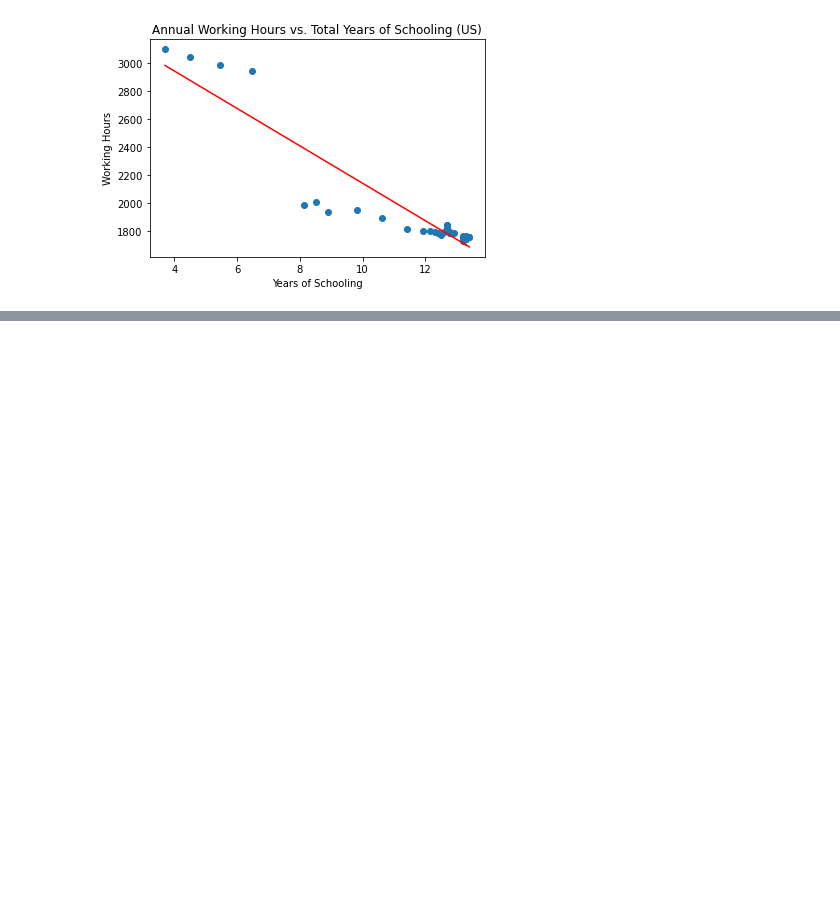
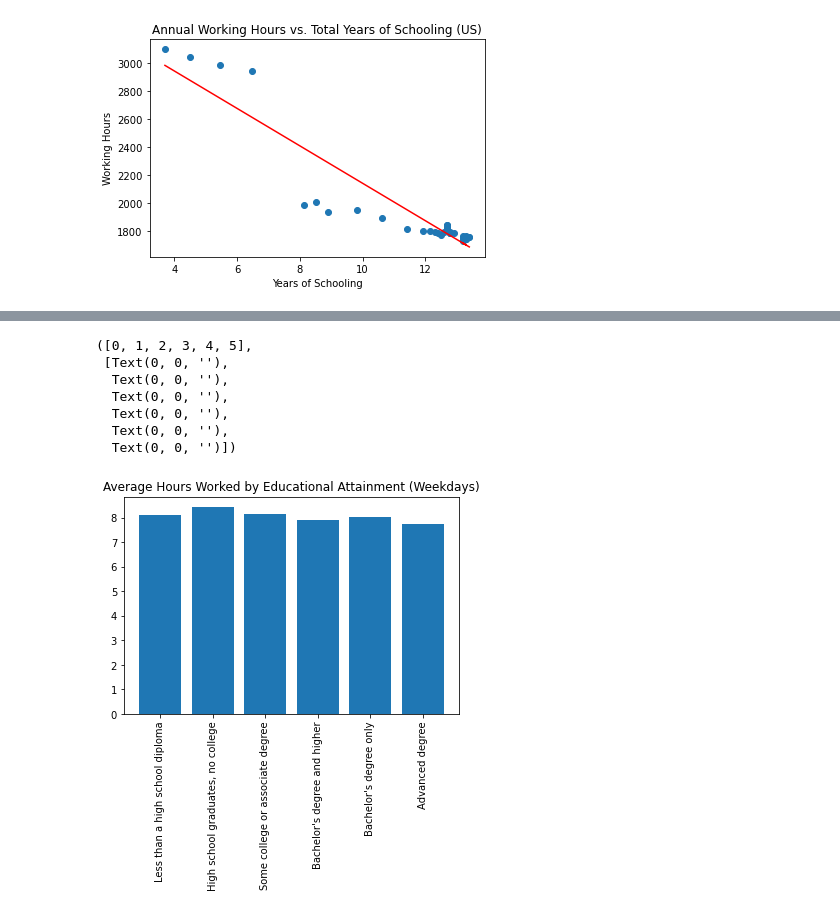
Before and after one commit to kkirstan/Quality-of-Life-vs.-Working-Hours-in-the-U.S., a Jupyter notebook: Edu_Analysis/Education.ipynb, the cells around one changed output, grey strips where cells are left out. Cells and saved outputs as stored; diff of their text form; code cells hidden in the pictures; blank space fills up the shorter version.

```diff
--- a/Edu_Analysis/Education.ipynb
+++ b/Edu_Analysis/Education.ipynb
@@ -10,17 +10,19 @@ from scipy.stats import linregress
 #CSV files
 schooling_data_path = "mean-years-of-schooling.csv"
 working_hours_data_path = "working_hours_KK.csv"
+edu_level_data_path = "wrk_hrs_edu_new.csv"
 
 # Read in the data
 schooling = pd.read_csv(schooling_data_path)
 working_hours = pd.read_csv(working_hours_data_path)
+edu_level = pd.read_csv(edu_level_data_path)
 
 #Combine the data into a single dataset
 all_data = pd.merge(schooling, working_hours, how="left", on=["Year", "Year"])
 
 #Drop years with no schooling data
 all_data_new = all_data.dropna()
-all_data_new.head()
+all_data_new.head(5)
 # %% [output]
 |  | Entity_x | Code_x | Year | Total Years of Schooling | Entity_y | Code_y | Annual Working Hours |
 | 0 | United States | USA | 1870 | 3.70 | United States | USA | 3096.000 |
@@ -63,0 +74,16 @@ The r-squared is: 0.8592000462498712
+# %%
+#Average hours spent working (weekdays) by educational attainment
+y=edu_level["Average hours of work (Average Weekday)"]
+x=edu_level["Educational Attainment"]
+plt.title('Average Hours Worked by Educational Attainment (Weekdays)')
+plt.bar(x,y)
+plt.xticks(rotation=90)
+# %% [output]
+([0, 1, 2, 3, 4, 5],
+ [Text(0, 0, ''),
+  Text(0, 0, ''),
+  Text(0, 0, ''),
+  Text(0, 0, ''),
+  Text(0, 0, ''),
+  Text(0, 0, '')])
+[figure, added]
```
Also changed, not shown: parts of 10 cells of this notebook, 2 other files.
